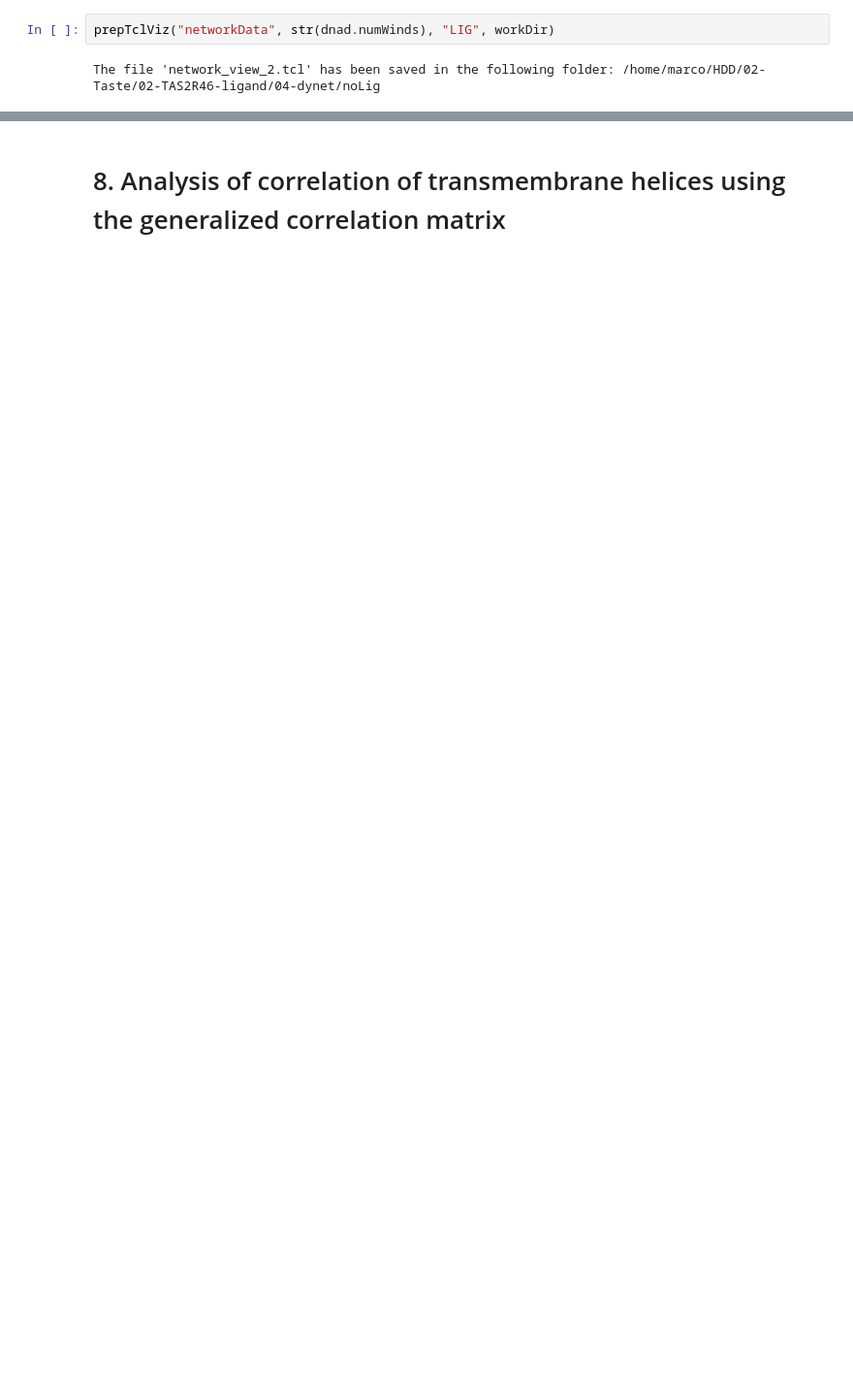
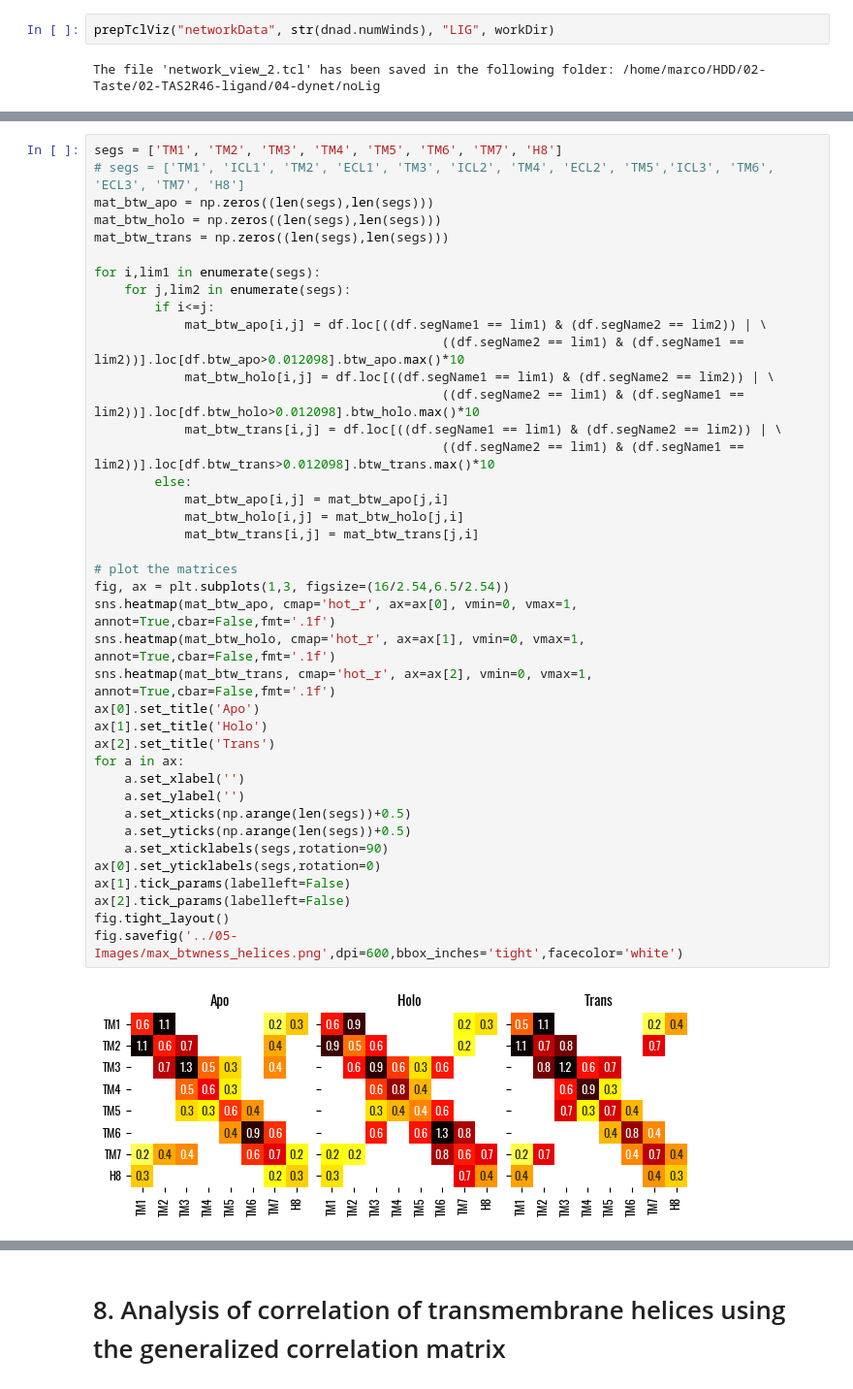
Before and after one commit to lorenzopallante/TAS2R46, a Jupyter notebook: DYNET_analysis.ipynb, the cells around one changed output, grey strips where cells are left out. Shown at 97% size. Saved outputs shown, nothing was run; the diff lists cells and outputs as text; blank space fills up the shorter version.

```diff
--- a/DYNET_analysis.ipynb
+++ b/DYNET_analysis.ipynb
@@ -1383,0 +824,42 @@ fig.savefig(os.path.join(workDir, "eigenvector_centrality.png"), dpi=600,facecol
+# %%
+segs = ['TM1', 'TM2', 'TM3', 'TM4', 'TM5', 'TM6', 'TM7', 'H8']
+# segs = ['TM1', 'ICL1', 'TM2', 'ECL1', 'TM3', 'ICL2', 'TM4', 'ECL2', 'TM5','ICL3', 'TM6', 'ECL3', 'TM7', 'H8']
+mat_btw_apo = np.zeros((len(segs),len(segs)))
+mat_btw_holo = np.zeros((len(segs),len(segs)))
+mat_btw_trans = np.zeros((len(segs),len(segs)))
+
+for i,lim1 in enumerate(segs):
+    for j,lim2 in enumerate(segs):
+        if i<=j:
+            mat_btw_apo[i,j] = df.loc[((df.segName1 == lim1) & (df.segName2 == lim2)) | \
+                                              ((df.segName2 == lim1) & (df.segName1 == lim2))].loc[df.btw_apo>0.012098].btw_apo.max()*10
+            mat_btw_holo[i,j] = df.loc[((df.segName1 == lim1) & (df.segName2 == lim2)) | \
+                                              ((df.segName2 == lim1) & (df.segName1 == lim2))].loc[df.btw_holo>0.012098].btw_holo.max()*10
+            mat_btw_trans[i,j] = df.loc[((df.segName1 == lim1) & (df.segName2 == lim2)) | \
+                                              ((df.segName2 == lim1) & (df.segName1 == lim2))].loc[df.btw_trans>0.012098].btw_trans.max()*10
+        else:
+            mat_btw_apo[i,j] = mat_btw_apo[j,i]
+            mat_btw_holo[i,j] = mat_btw_holo[j,i]
+            mat_btw_trans[i,j] = mat_btw_trans[j,i]
+
+# plot the matrices
+fig, ax = plt.subplots(1,3, figsize=(16/2.54,6.5/2.54))
+sns.heatmap(mat_btw_apo, cmap='hot_r', ax=ax[0], vmin=0, vmax=1, annot=True,cbar=False,fmt='.1f')
+sns.heatmap(mat_btw_holo, cmap='hot_r', ax=ax[1], vmin=0, vmax=1, annot=True,cbar=False,fmt='.1f')
+sns.heatmap(mat_btw_trans, cmap='hot_r', ax=ax[2], vmin=0, vmax=1, annot=True,cbar=False,fmt='.1f')
+ax[0].set_title('Apo')
+ax[1].set_title('Holo')
+ax[2].set_title('Trans')
+for a in ax:
+    a.set_xlabel('')
+    a.set_ylabel('')
+    a.set_xticks(np.arange(len(segs))+0.5)
+    a.set_yticks(np.arange(len(segs))+0.5)
+    a.set_xticklabels(segs,rotation=90)
+ax[0].set_yticklabels(segs,rotation=0)
+ax[1].tick_params(labelleft=False)
+ax[2].tick_params(labelleft=False)
+fig.tight_layout()
+fig.savefig('../05-Images/max_btwness_helices.png',dpi=600,bbox_inches='tight',facecolor='white')
+# %% [output]
+[figure, added]
```
Also changed, not shown: parts of 51 cells of this notebook, 1 other file.
